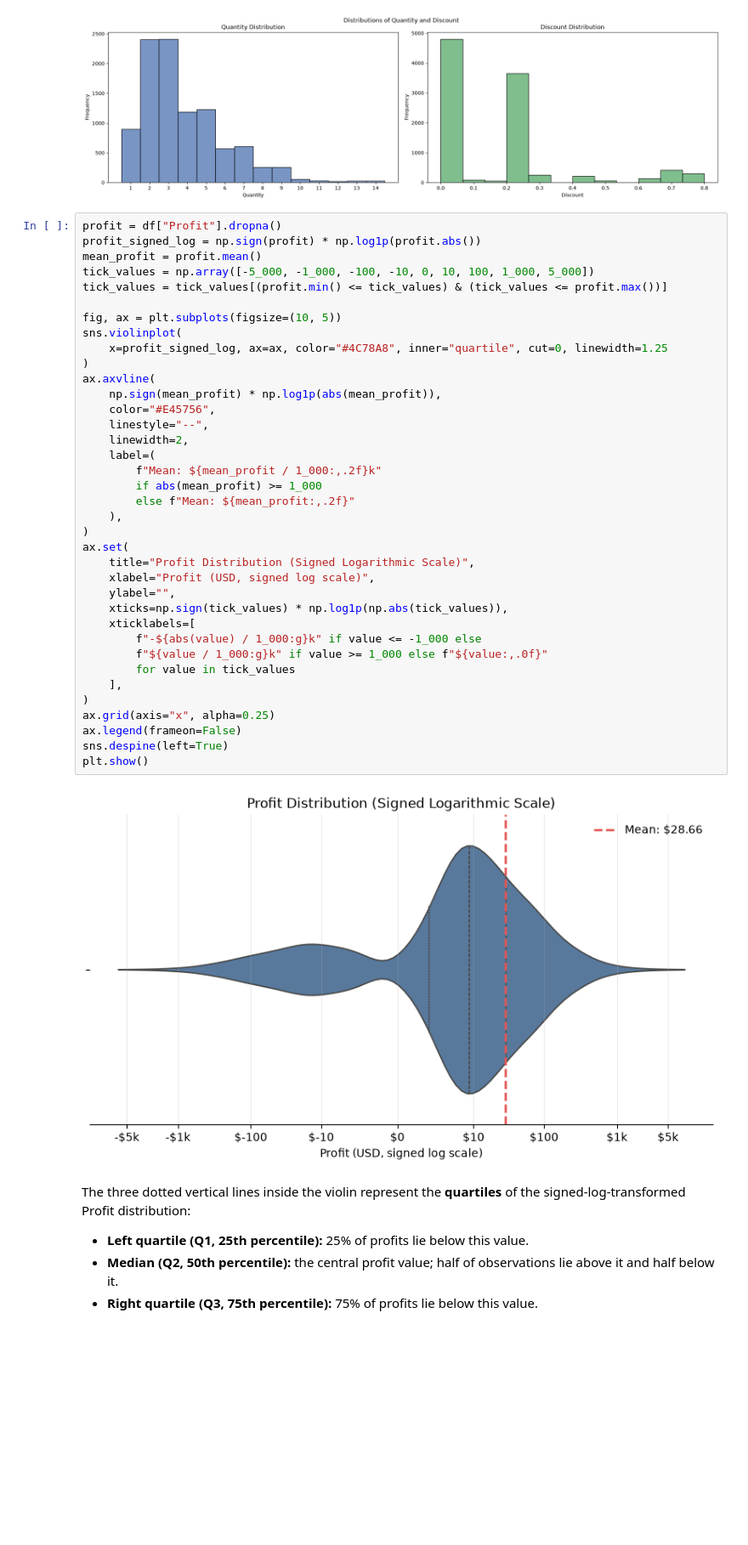
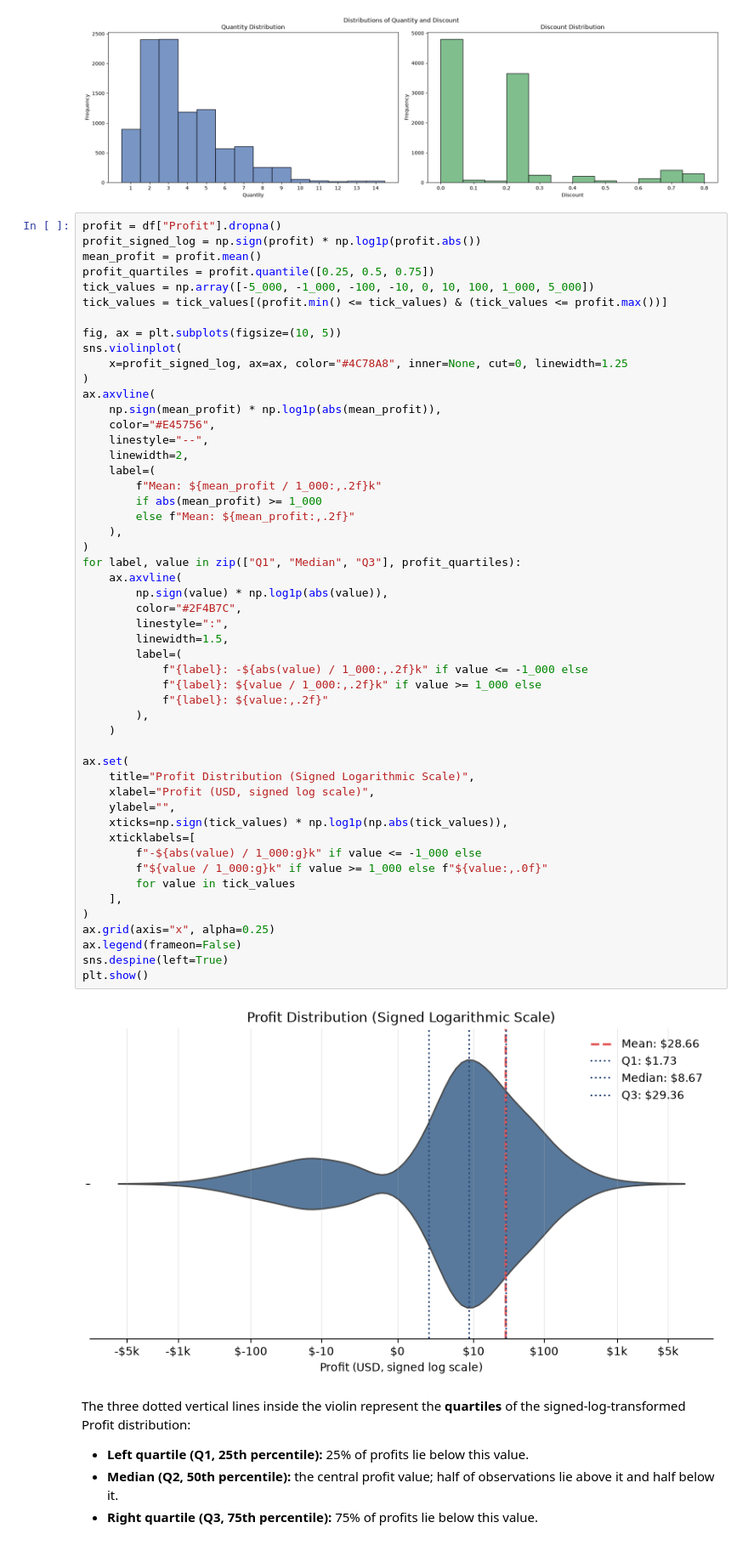
Before and after one commit to nhasbun/lse_fiuba_analisis_datos_ti2, a Jupyter notebook: app.ipynb, the cells around one changed output. Shown at 85% size. Drawn from its saved outputs; the diff is of its cells as text; blank space fills up the shorter version.

Commit message:
docs: enhance profit distribution visualization by including quartile markers and legend updates in Jupyter Notebook

```diff
--- a/app.ipynb
+++ b/app.ipynb
@@ -235,41 +235,55 @@ Plotted observations: {'Quantity': 9994, 'Discount': 9994}
 profit = df["Profit"].dropna()
 profit_signed_log = np.sign(profit) * np.log1p(profit.abs())
 mean_profit = profit.mean()
+profit_quartiles = profit.quantile([0.25, 0.5, 0.75])
 tick_values = np.array([-5_000, -1_000, -100, -10, 0, 10, 100, 1_000, 5_000])
 tick_values = tick_values[(profit.min() <= tick_values) & (tick_values <= profit.max())]
 
 fig, ax = plt.subplots(figsize=(10, 5))
 sns.violinplot(
-    x=profit_signed_log, ax=ax, color="#4C78A8", inner="quartile", cut=0, linewidth=1.25
+    x=profit_signed_log, ax=ax, color="#4C78A8", inner=None, cut=0, linewidth=1.25
 )
 ax.axvline(
     np.sign(mean_profit) * np.log1p(abs(mean_profit)),
     color="#E45756",
     linestyle="--",
     linewidth=2,
     label=(
         f"Mean: ${mean_profit / 1_000:,.2f}k"
         if abs(mean_profit) >= 1_000
         else f"Mean: ${mean_profit:,.2f}"
     ),
 )
+for label, value in zip(["Q1", "Median", "Q3"], profit_quartiles):
+    ax.axvline(
+        np.sign(value) * np.log1p(abs(value)),
+        color="#2F4B7C",
+        linestyle=":",
+        linewidth=1.5,
+        label=(
+            f"{label}: -${abs(value) / 1_000:,.2f}k" if value <= -1_000 else
+            f"{label}: ${value / 1_000:,.2f}k" if value >= 1_000 else
+            f"{label}: ${value:,.2f}"
+        ),
+    )
+
 ax.set(
     title="Profit Distribution (Signed Logarithmic Scale)",
     xlabel="Profit (USD, signed log scale)",
     ylabel="",
     xticks=np.sign(tick_values) * np.log1p(np.abs(tick_values)),
     xticklabels=[
         f"-${abs(value) / 1_000:g}k" if value <= -1_000 else
         f"${value / 1_000:g}k" if value >= 1_000 else f"${value:,.0f}"
         for value in tick_values
     ],
 )
 ax.grid(axis="x", alpha=0.25)
 ax.legend(frameon=False)
 sns.despine(left=True)
 plt.show()
 # %% [output]
-[figure, old version]
+[figure, new version]
 # %% [markdown]
 The three dotted vertical lines inside the violin represent the **quartiles** of the signed-log-transformed Profit distribution:
 
```
